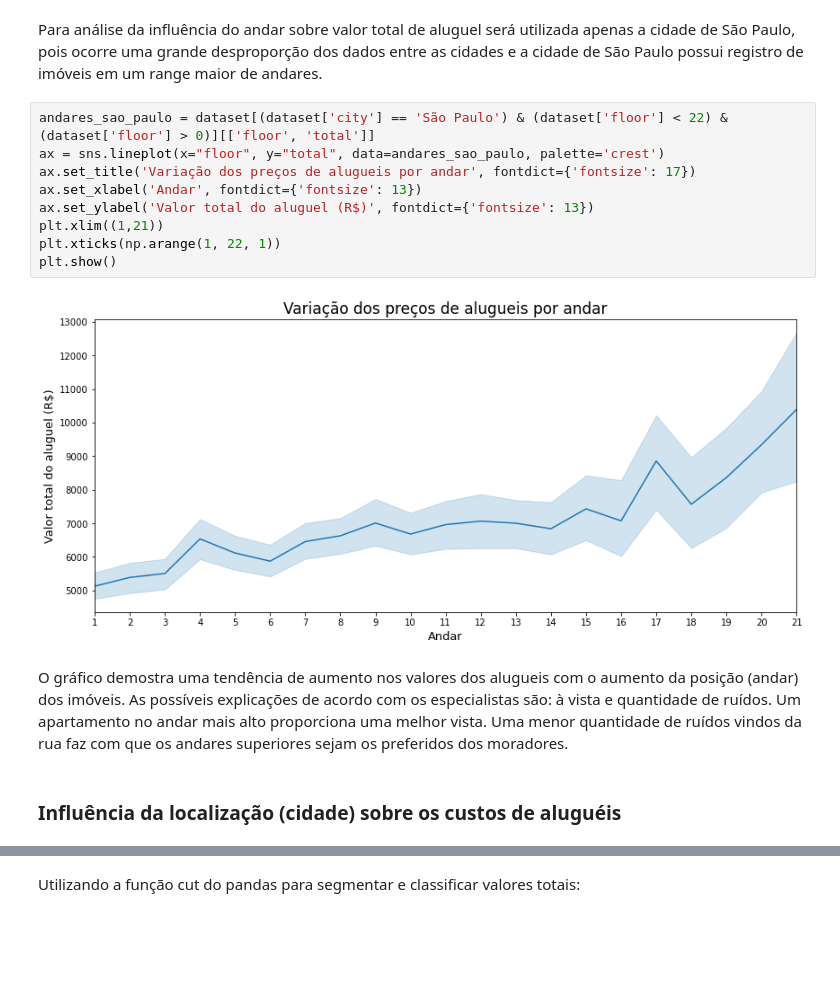
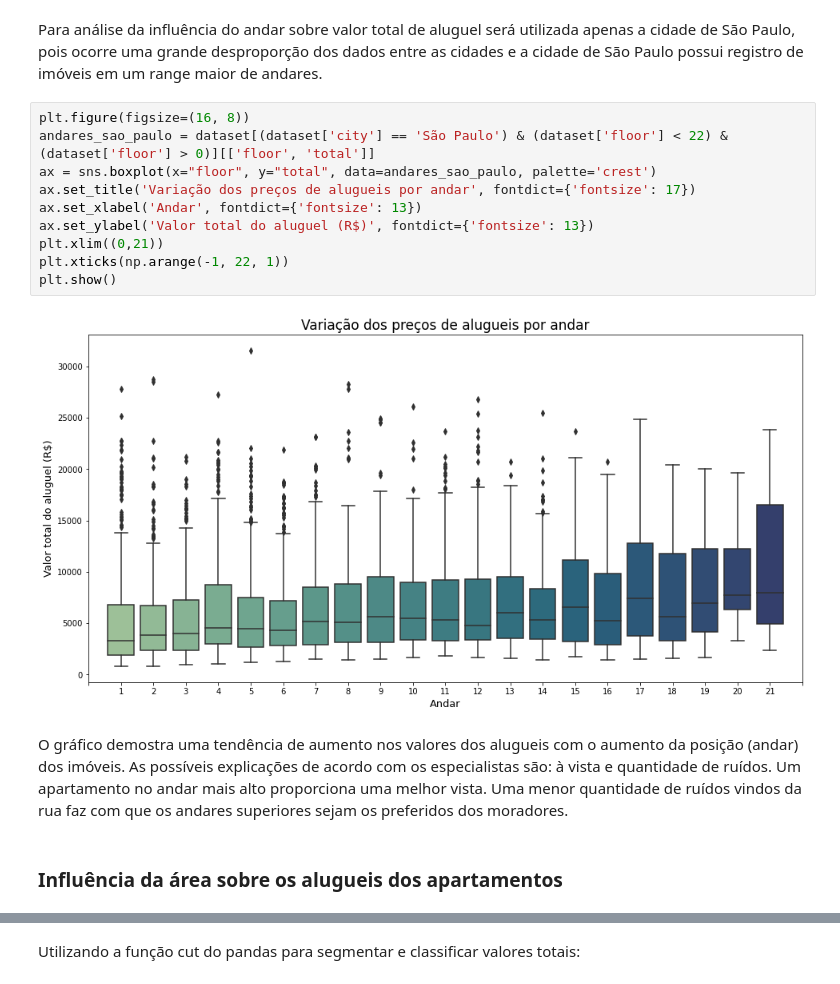
Before and after one commit to IgorFormiga/Data-Science-Projects, a Jupyter notebook: 2_Exploratory_Data_Analysis.ipynb, the cells around one changed output, grey strips where cells are left out. Saved outputs shown, nothing was run; the diff lists cells and outputs as text; blank space fills up the shorter version.

```diff
--- a/2_Exploratory_Data_Analysis.ipynb
+++ b/2_Exploratory_Data_Analysis.ipynb
@@ -140,17 +140,18 @@ plt.show()
 # %% [markdown]
 Para análise da influência do andar sobre valor total de aluguel será utilizada apenas a cidade de São Paulo, pois ocorre uma grande desproporção dos dados entre as cidades e a cidade de São Paulo possui registro de imóveis em um range maior de andares.
 # %%
+plt.figure(figsize=(16, 8))
 andares_sao_paulo = dataset[(dataset['city'] == 'São Paulo') & (dataset['floor'] < 22) & (dataset['floor'] > 0)][['floor', 'total']]
-ax = sns.lineplot(x="floor", y="total", data=andares_sao_paulo, palette='crest')
+ax = sns.boxplot(x="floor", y="total", data=andares_sao_paulo, palette='crest')
 ax.set_title('Variação dos preços de alugueis por andar', fontdict={'fontsize': 17})
 ax.set_xlabel('Andar', fontdict={'fontsize': 13})
 ax.set_ylabel('Valor total do aluguel (R$)', fontdict={'fontsize': 13})
-plt.xlim((1,21))
-plt.xticks(np.arange(1, 22, 1))
+plt.xlim((0,21))
+plt.xticks(np.arange(-1, 22, 1))
 plt.show()
 # %% [output]
-[figure, old version]
+[figure, new version]
 # %% [markdown]
 O gráfico demostra uma tendência de aumento nos valores dos alugueis com o aumento da posição (andar) dos imóveis. As possíveis explicações de acordo com os especialistas são: à vista e quantidade de ruídos. Um apartamento no andar mais alto proporciona uma melhor vista. Uma menor quantidade de ruídos vindos da rua faz com que os andares superiores sejam os preferidos dos moradores.
 # %% [markdown]
-### Influência da localização (cidade) sobre os custos de aluguéis
+### Influência da área sobre os alugueis dos apartamentos
```
Also changed, not shown: parts of 7 cells of this notebook.
